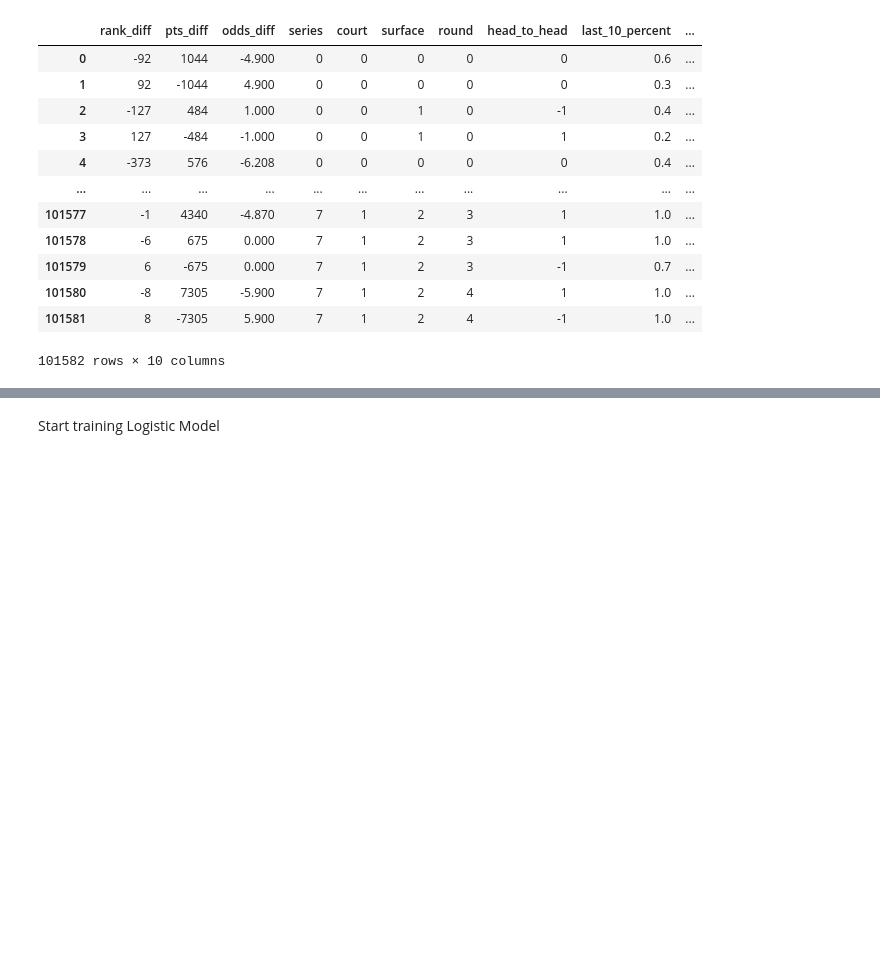
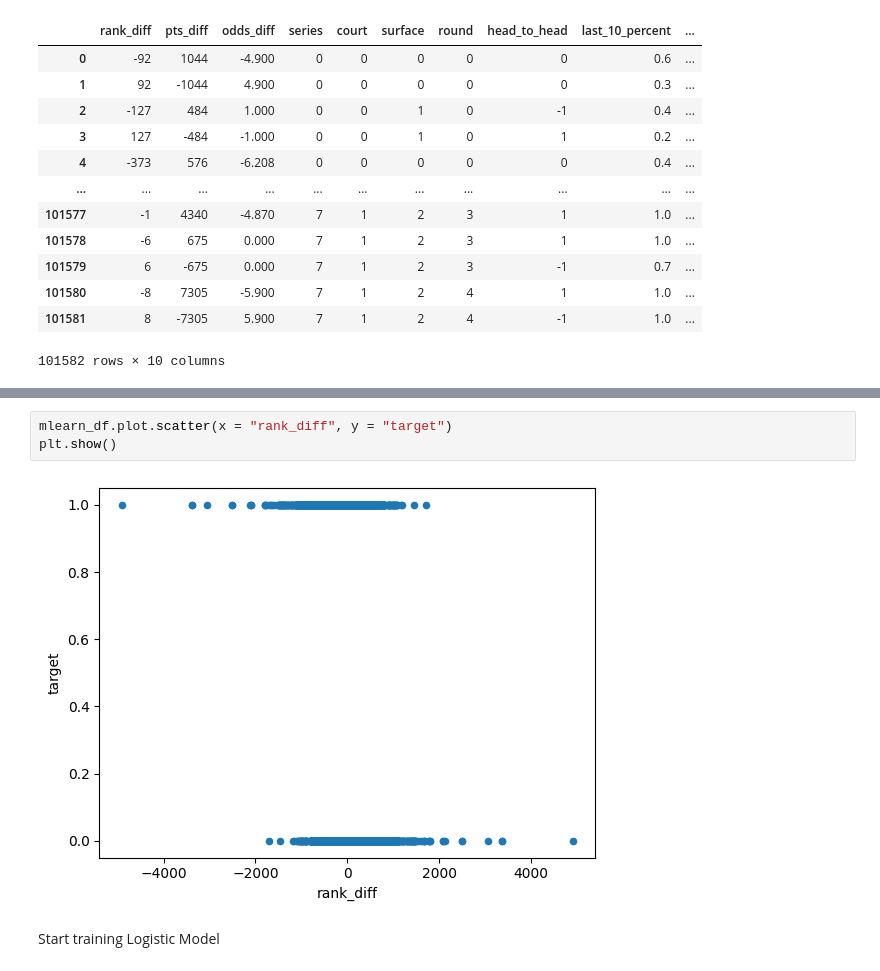
Before and after one commit to Ethan9502/ATP_tennis_analysis, a Jupyter notebook: logistic_regression.ipynb, the cells around one changed output, grey strips where cells are left out. Saved outputs shown, nothing was run; the diff lists cells and outputs as text; blank space fills up the shorter version.

```diff
--- a/logistic_regression.ipynb
+++ b/logistic_regression.ipynb
@@ -179,3 +187,8 @@ mlearn_df
+# %%
+mlearn_df.plot.scatter(x = "rank_diff", y = "target")
+plt.show()
+# %% [output]
+[figure, added]
 # %% [markdown]
 Start training Logistic Model
 # %%
```
Also changed, not shown: parts of 4 cells of this notebook, 10 other files.
